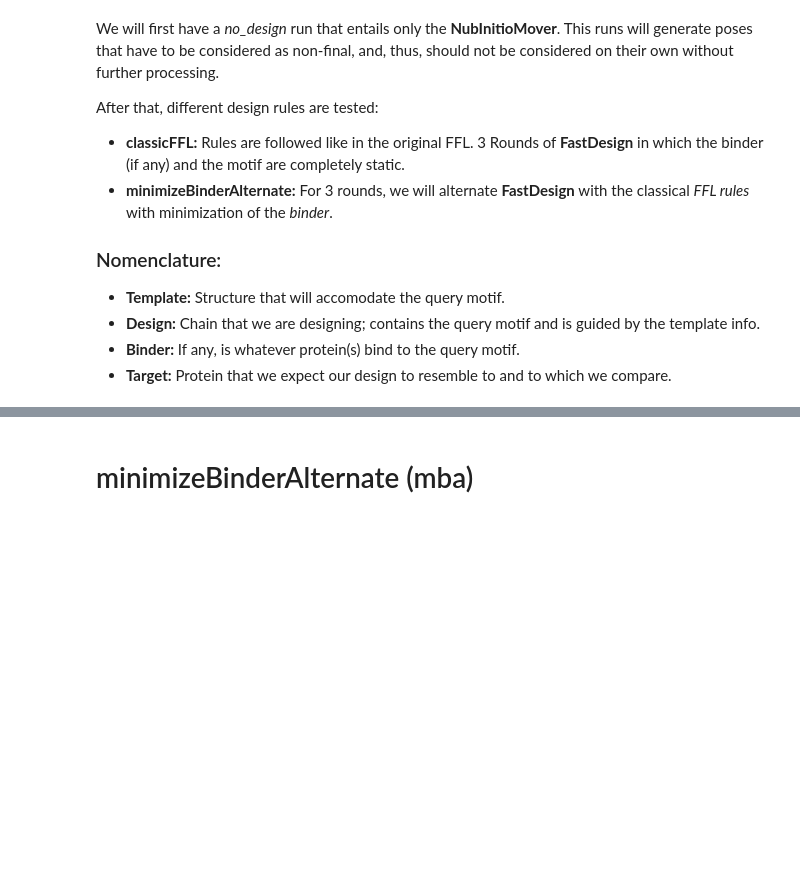
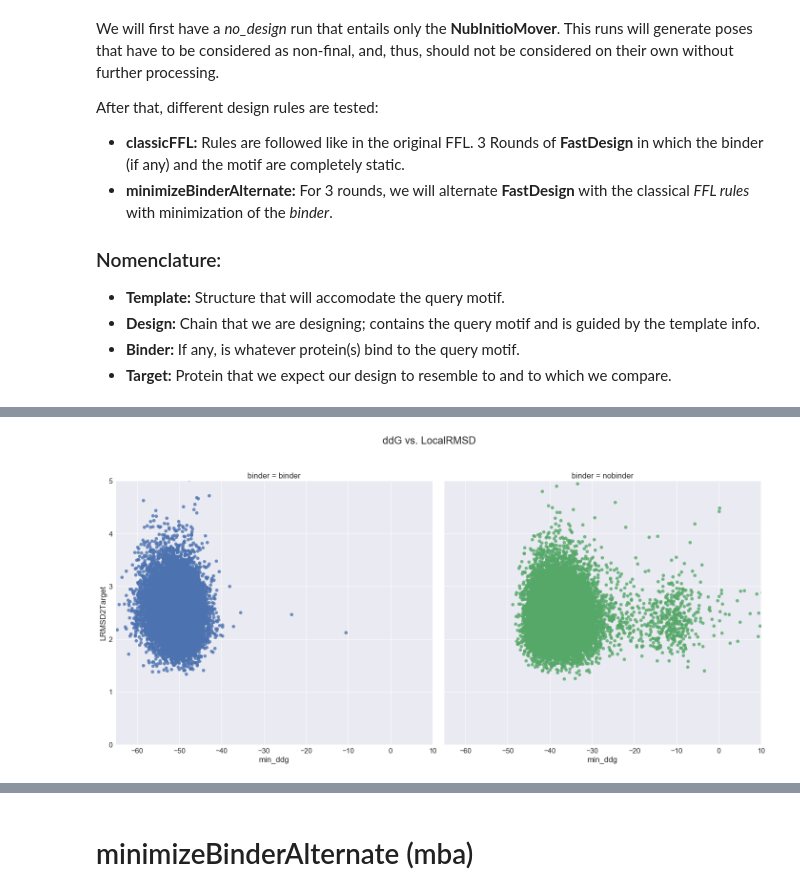
Before and after one commit to jaumebonet/FunFolDesTutorial, a Jupyter notebook: benchmark/scientific/bcl2/experiments/from4oyd/README.ipynb, the cells around one changed output, grey strips where cells are left out. Drawn from its saved outputs; the diff is of its cells as text; code cells hidden in the pictures; blank space fills up the shorter version.

```diff
--- a/benchmark/scientific/bcl2/experiments/from4oyd/README.ipynb
+++ b/benchmark/scientific/bcl2/experiments/from4oyd/README.ipynb
@@ -44,0 +137,9 @@ or matplotlib.backends is imported for the first time.
+# %%
+g = sns.lmplot(x="min_ddg", y="LRMSD2Target", col="binder", hue="binder", data=ffl_data, fit_reg=False, size=10)
+plt.subplots_adjust(top=0.85)
+g.axes[0,0].set_ylim(0, 5)
+g.axes[0,0].set_xlim(-65,10)
+g.fig.suptitle('ddG vs. LocalRMSD')
+sns.plt.show()
+# %% [output]
+[figure, added]
```
Also changed, not shown: parts of 10 cells of this notebook, 3 other files.
